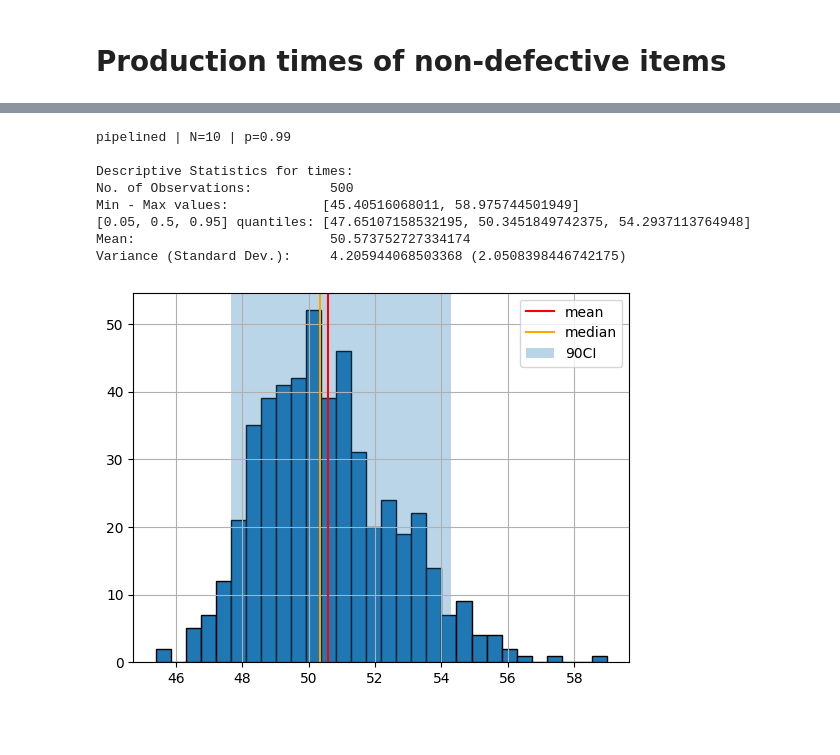
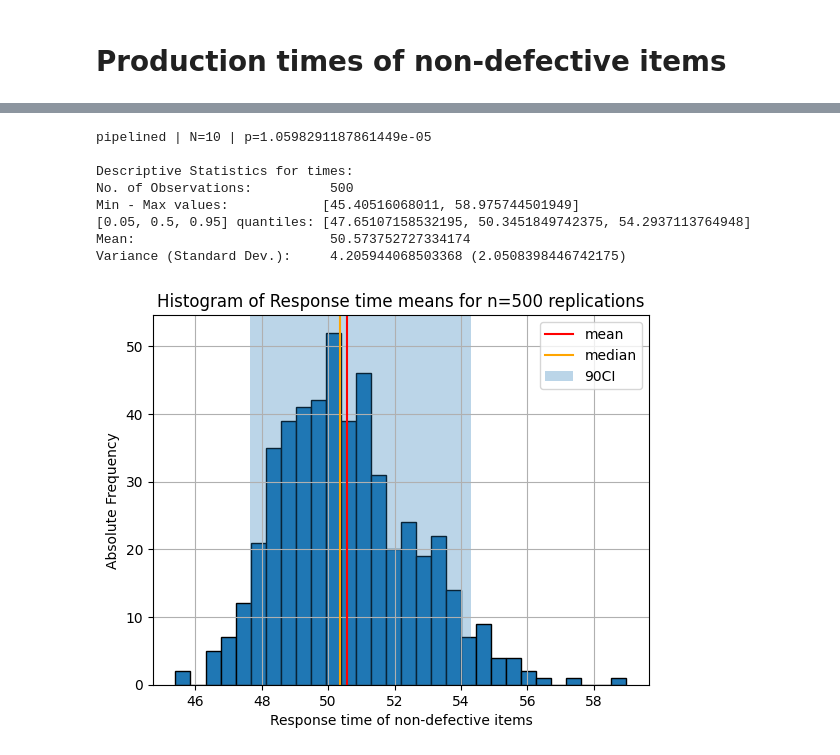
Before and after one commit to erni-de/factory-simulation, a Jupyter notebook: analysis.ipynb, the cells around one changed output, grey strips where cells are left out. Drawn from its saved outputs; the diff is of its cells as text; code cells hidden in the pictures; blank space fills up the shorter version.

Commit message:
Added Scenarios for Response time of non-defective items

```diff
--- a/analysis.ipynb
+++ b/analysis.ipynb
@@ -59,21 +78,23 @@ def descriptive_array(array) :
 # %%
-times = df["value"]
 obs, min, max, perc_5, perc_95, median, mean, variance, sd = descriptive_array(times)
 plt.grid()
 plt.hist(times, bins = 30, edgecolor = "black")
 plt.axvline(x=mean, color = "red", label="mean")
 plt.axvline(x=median, color = "orange", label = "median")
 plt.axvspan(perc_5, perc_95, alpha=0.3, label = "90CI")
+plt.title("Histogram of Response time means for n=500 replications")
+plt.xlabel("Response time of non-defective items")
+plt.ylabel("Absolute Frequency")
 plt.legend()
 
 plt.show()
 # %% [output]
-pipelined | N=10 | p=0.99
+pipelined | N=10 | p=1.0598291187861449e-05
 
 Descriptive Statistics for times:
 No. of Observations:          500
 Min - Max values:            [45.40516068011, 58.975744501949]
 [0.05, 0.5, 0.95] quantiles: [47.65107158532195, 50.3451849742375, 54.2937113764948]
 Mean:                         50.573752727334174
 Variance (Standard Dev.):     4.205944068503368 (2.0508398446742175)
-[figure, old version]
+[figure, new version]
```
Also changed, not shown: parts of 2 cells of this notebook, 1 other file.
